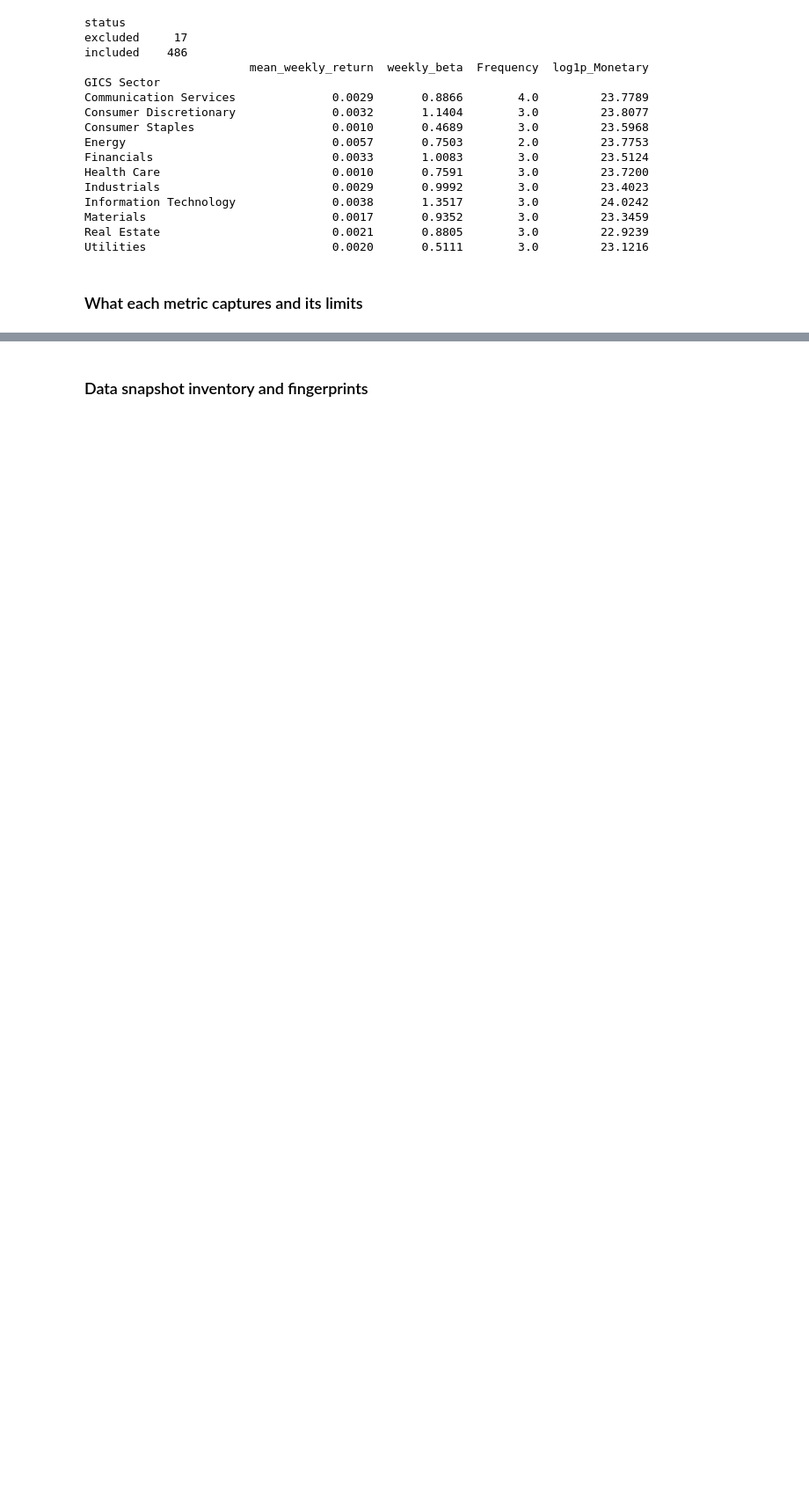
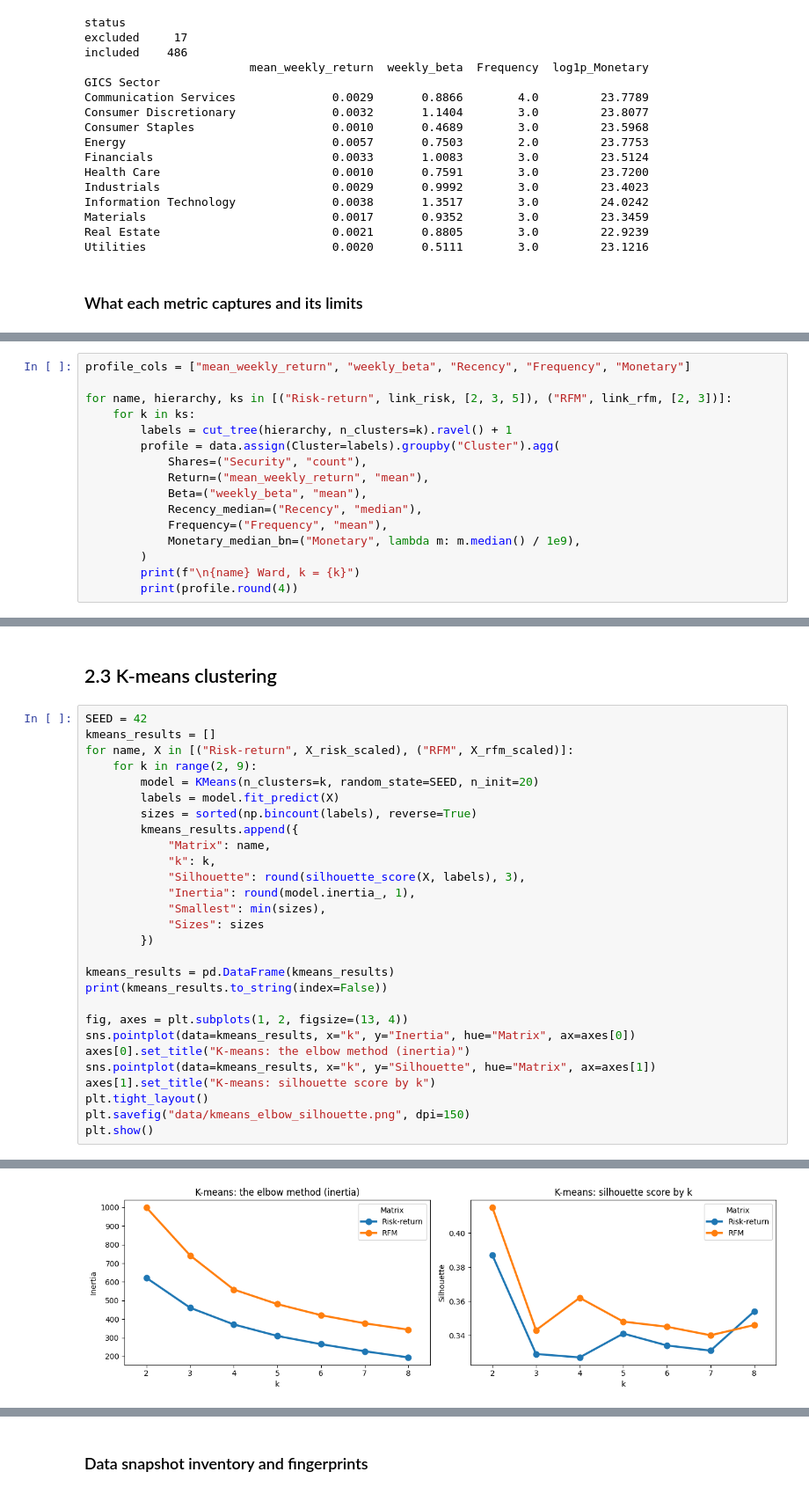
Before and after one commit to Thisen438/CRM-Coursework, a Jupyter notebook: CWK1_Stock_Segmentation_RFM.ipynb, the cells around one changed output, grey strips where cells are left out. Shown at 88% size. Drawn from its saved outputs; the diff is of its cells as text; blank space fills up the shorter version.

```diff
--- a/CWK1_Stock_Segmentation_RFM.ipynb
+++ b/CWK1_Stock_Segmentation_RFM.ipynb
@@ -624,0 +770,16 @@ Utilities                           0.0020       0.5111        3.0         23.12
+# %%
+profile_cols = ["mean_weekly_return", "weekly_beta", "Recency", "Frequency", "Monetary"]
+
+for name, hierarchy, ks in [("Risk-return", link_risk, [2, 3, 5]), ("RFM", link_rfm, [2, 3])]:
+    for k in ks:
+        labels = cut_tree(hierarchy, n_clusters=k).ravel() + 1
+        profile = data.assign(Cluster=labels).groupby("Cluster").agg(
+            Shares=("Security", "count"),
+            Return=("mean_weekly_return", "mean"),
+            Beta=("weekly_beta", "mean"),
+            Recency_median=("Recency", "median"),
+            Frequency=("Frequency", "mean"),
+            Monetary_median_bn=("Monetary", lambda m: m.median() / 1e9),
+        )
+        print(f"\n{name} Ward, k = {k}")
+        print(profile.round(4))
@@ -624,0 +825,31 @@ Utilities                           0.0020       0.5111        3.0         23.12
+# %% [markdown]
+## 2.3 K-means clustering
+# %%
+SEED = 42
+kmeans_results = []
+for name, X in [("Risk-return", X_risk_scaled), ("RFM", X_rfm_scaled)]:
+    for k in range(2, 9):
+        model = KMeans(n_clusters=k, random_state=SEED, n_init=20)
+        labels = model.fit_predict(X)
+        sizes = sorted(np.bincount(labels), reverse=True)
+        kmeans_results.append({
+            "Matrix": name,
+            "k": k,
+            "Silhouette": round(silhouette_score(X, labels), 3),
+            "Inertia": round(model.inertia_, 1),
+            "Smallest": min(sizes),
+            "Sizes": sizes
+        })
+
+kmeans_results = pd.DataFrame(kmeans_results)
+print(kmeans_results.to_string(index=False))
+
+fig, axes = plt.subplots(1, 2, figsize=(13, 4))
+sns.pointplot(data=kmeans_results, x="k", y="Inertia", hue="Matrix", ax=axes[0])
+axes[0].set_title("K-means: the elbow method (inertia)")
+sns.pointplot(data=kmeans_results, x="k", y="Silhouette", hue="Matrix", ax=axes[1])
+axes[1].set_title("K-means: silhouette score by k")
+plt.tight_layout()
+plt.savefig("data/kmeans_elbow_silhouette.png", dpi=150)
+plt.show()
+# %% [output]
@@ -624,0 +871 @@ Utilities                           0.0020       0.5111        3.0         23.12
+[figure, added]
```
Also changed, not shown: parts of 42 cells of this notebook, 12 other files.
